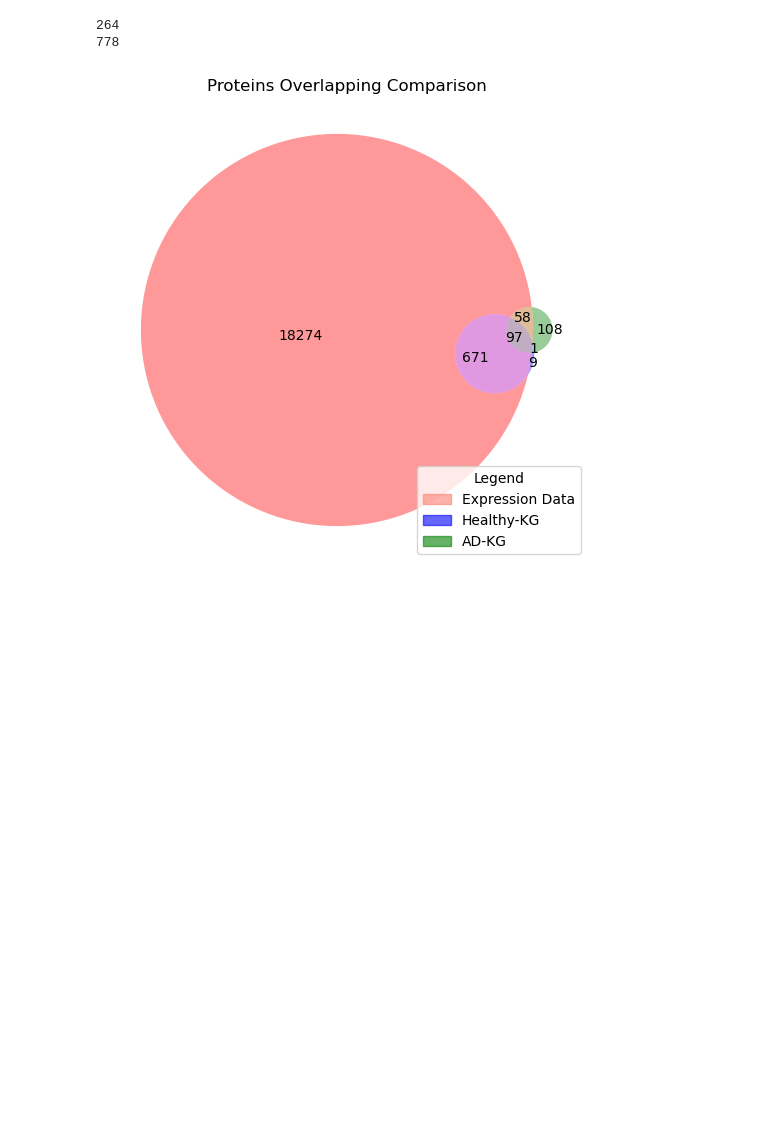
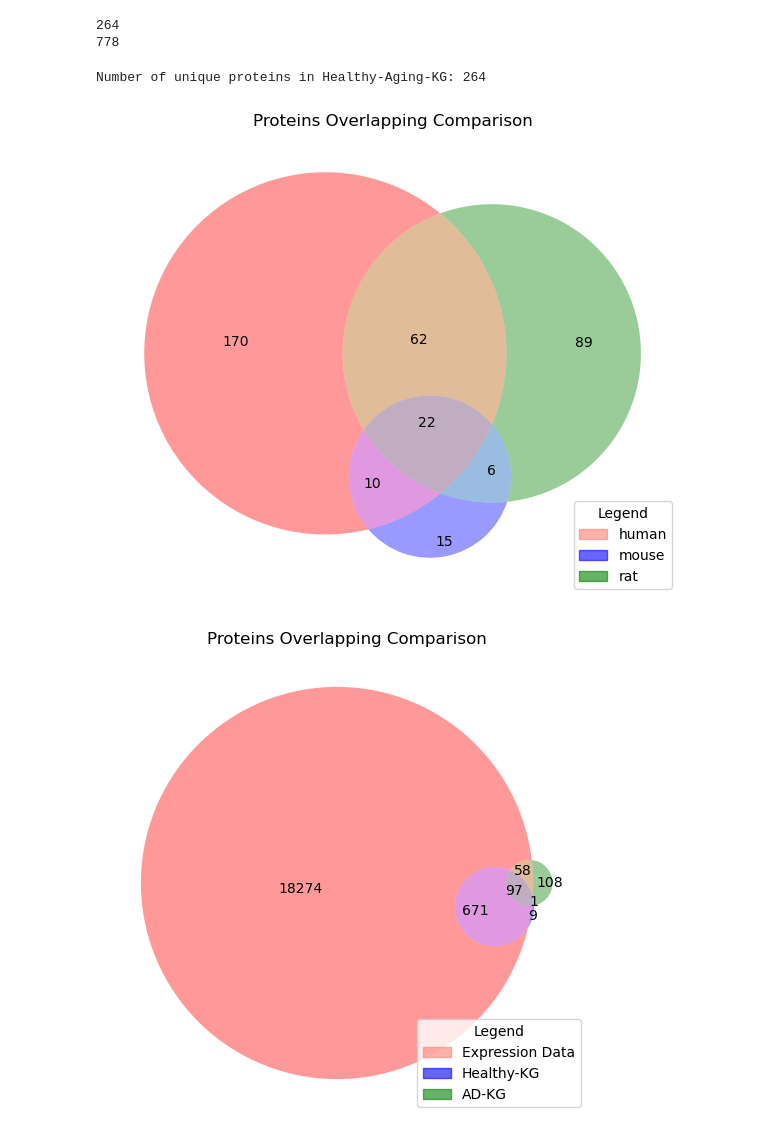
Before and after one commit to Xiaoxuan-Yu-ty/PyClause, a Jupyter notebook: notebooks/kg_analysis.ipynb, the cells around one changed output. Saved outputs shown, nothing was run; the diff lists cells and outputs as text; code cells hidden in the pictures; blank space fills up the shorter version.

```diff
--- a/notebooks/kg_analysis.ipynb
+++ b/notebooks/kg_analysis.ipynb
@@ -34,3 +34,8 @@ with open("../data/KG/ad_noreverse_causal.pkl", 'wb') as f:
     pickle.dump(ad_kg, f)
 # %% [output]
 5277
+# %%
+for node, attr in health_kg.nodes(data=True):
+    print(node)
+    print(attr)
+    break
@@ -86,12 +111,12 @@ potential_proteins = defaultdict(list)
 human_proteins = []
 human_genes = []
 human_rna = []
-for node, attrs in kg_health.nodes(data=True):
+for node, attrs in health_kg.nodes(data=True):
     label = attrs['label']
     namespace = attrs.get('namespace', None)
     node_id = attrs.get('bel', None)
     name = attrs.get('name', None)
-    print(attrs)
+    #print(attrs)
 
     if namespace == 'UniProtKB':
         potential_proteins[label].append(node_id)
@@ -352,4 +379,34 @@ print(len(ad_prs))
 # %% [output]
 264
 778
+# %%
+from matplotlib_venn import venn3, venn2
+import matplotlib.patches as mpatches
+
+def plot_venn3(set1, set2, set3, label1, label2, label3):
+    plt.figure(figsize=(10,6))
+    venn = venn3((set1, set2, set3), set_labels=('', '', ''))
+    red_patch = mpatches.Patch(color='salmon', alpha=0.6, label=label1)
+    blue_patch = mpatches.Patch(color='blue', alpha=0.6, label=label2)
+    green_patch = mpatches.Patch(color='green', alpha=0.6, label=label3)
+
+    # 2. Add the legend to the plot
+    plt.legend(handles=[red_patch, blue_patch, green_patch], loc='lower right', title="Legend")
+    plt.title('Proteins Overlapping Comparison')
+    plt.show()
+# %%
+healthy_human_protein = uniprotkb['protein']['HUMAN']
+healthy_rat_protein = uniprotkb['protein']['RAT']
+healthy_mouse_protein = uniprotkb['protein']['MOUSE']
+healthy_kg_protein = set(healthy_human_protein)
+healthy_kg_protein.union(set(uniprotkb['protein']['MOUSE']))
+healthy_kg_protein.union(set(uniprotkb['protein']['RAT']))
+healthy_kg_protein.union(set(uniprotkb['protein']['SHEEP']))
+print(f"Number of unique proteins in Healthy-Aging-KG: {len(healthy_kg_protein)}")
+# %% [output]
+Number of unique proteins in Healthy-Aging-KG: 264
+# %%
+plot_venn3(set(healthy_human_protein), set(healthy_mouse_protein), set(healthy_rat_protein), 'human', 'mouse', 'rat')
+# %% [output]
+[figure, added]
 # %%
```
Also changed, not shown: parts of 25 cells of this notebook, 2 other files.
